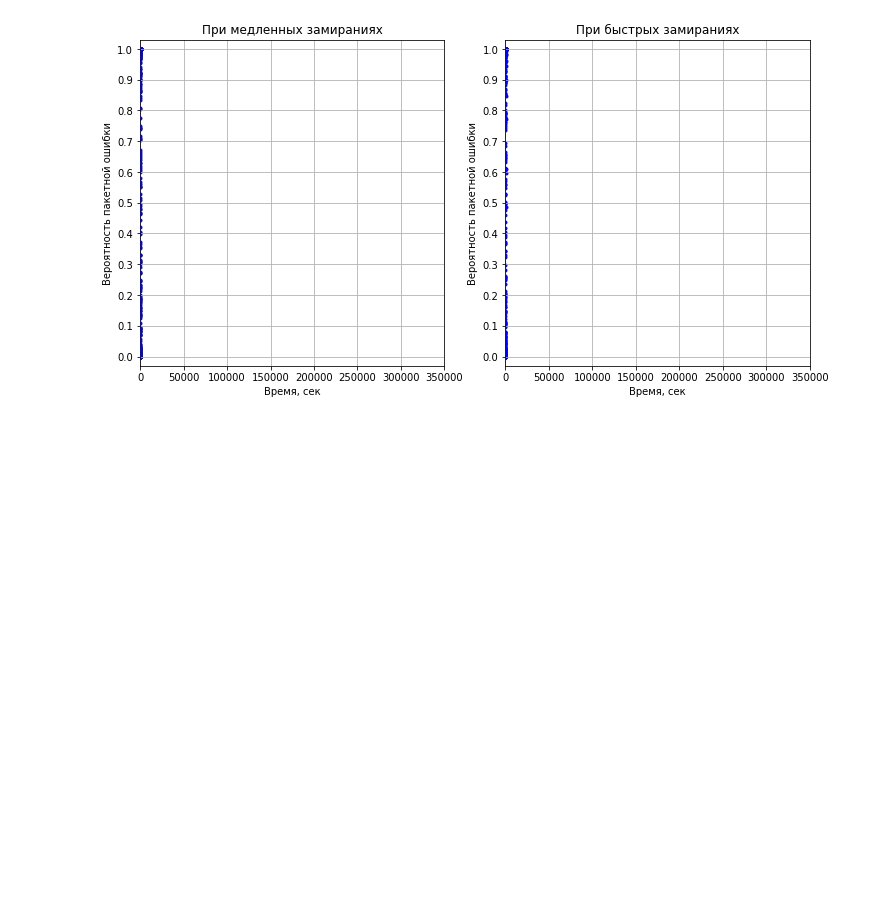
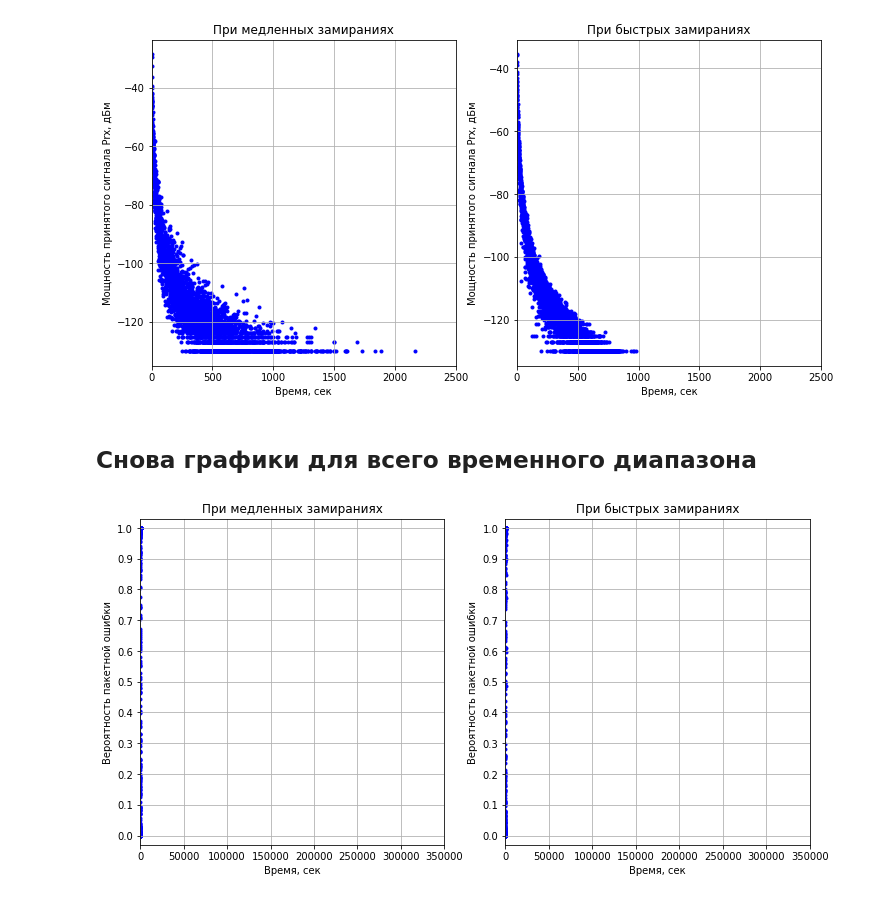
Before and after one commit to bringmetohappiness/IU3-Wireless-Technologies-in-Information-Systems, a Jupyter notebook: Lab2/modified2 plots.ipynb, the cells around one changed output. Drawn from its saved outputs; the diff is of its cells as text; code cells hidden in the pictures; blank space fills up the shorter version.

```diff
--- a/Lab2/modified2 plots.ipynb
+++ b/Lab2/modified2 plots.ipynb
@@ -94,3 +83,24 @@ plt.show()
+# %%
+fig, axes = plt.subplots(1, 2, figsize=(12, 6))
+axes[0].set_title('При медленных замираниях')
+axes[0].scatter(ln_times, ln_reception_powers, marker='.', color='blue')
+axes[0].grid(True)
+axes[0].set_xlim(0, 2500)  # ограничение
+axes[0].set_xlabel('Время, сек')
+axes[0].set_ylabel('Мощность принятого сигнала Prx, дБм')
+
+axes[1].set_title('При быстрых замираниях')
+axes[1].scatter(r_times, r_reception_powers, marker='.', color='blue')
+axes[1].grid(True)
+axes[1].set_xlim(0, 2500)  # ограничение
+axes[1].set_xlabel('Время, сек')
+axes[1].set_ylabel('Мощность принятого сигнала Prx, дБм')
+
+plt.show()
+# %% [output]
+[figure, added]
+# %% [markdown]
+## Снова графики для всего временного диапазона
 # %%
 # полученные LogNormal
 ln_bit_error_rate_df = pd.read_csv(LN_PACKET_ERROR_RATE_PATH, header=None)
```
Also changed, not shown: parts of 7 cells of this notebook, 3 other files.
